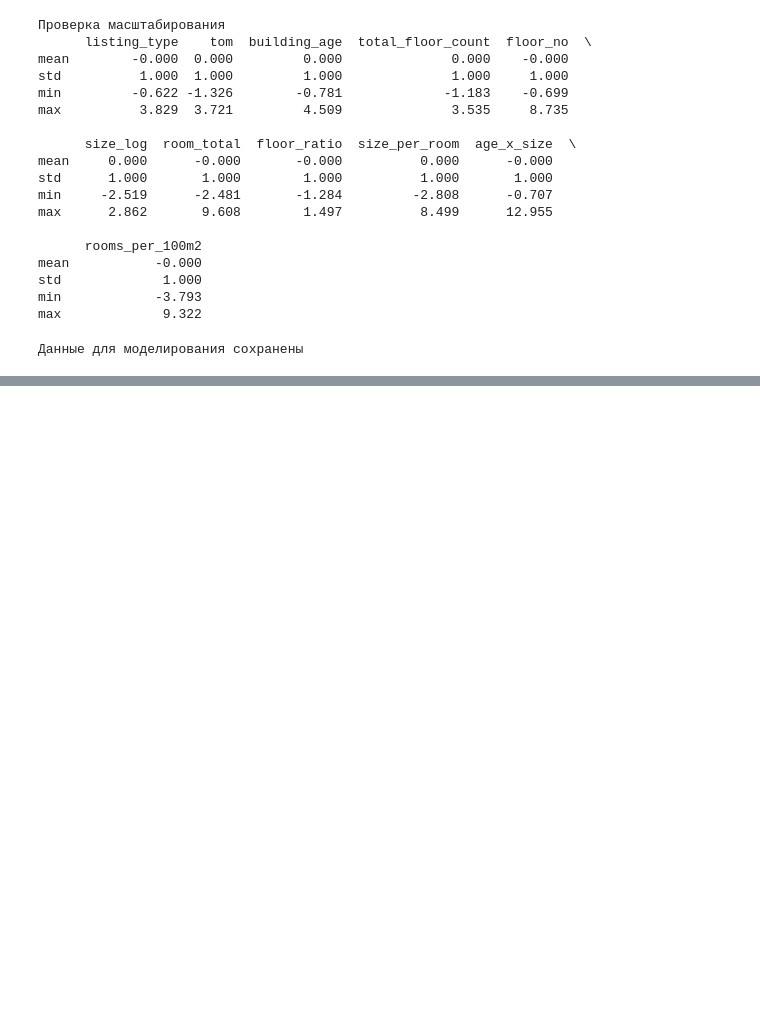
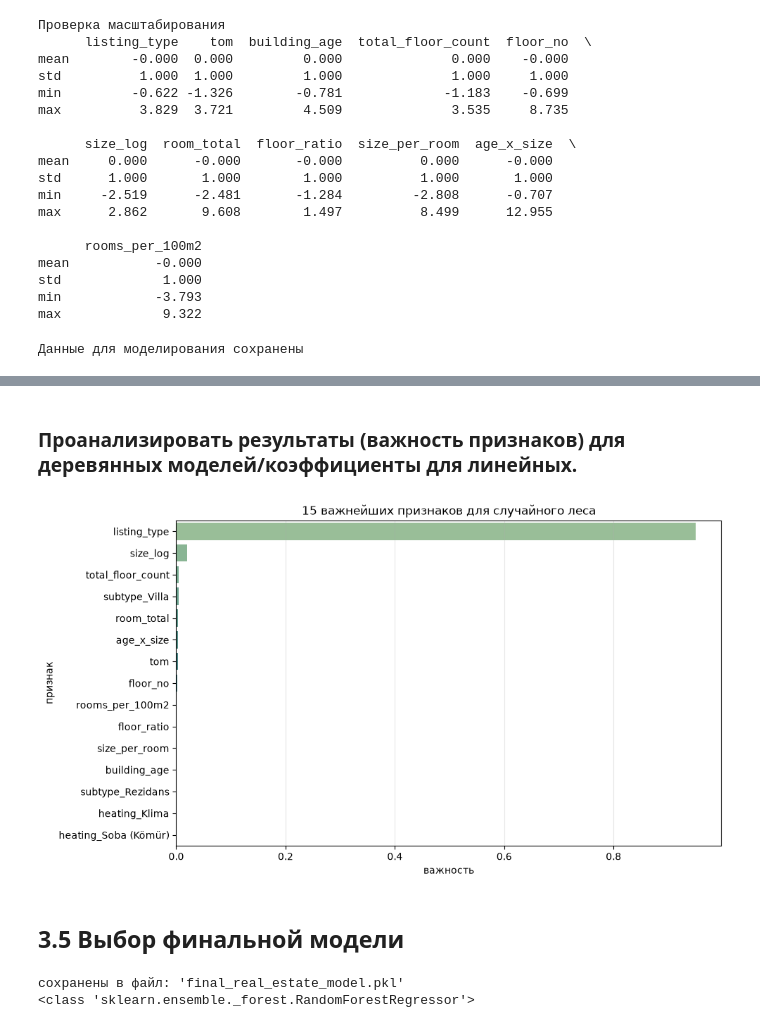
Before and after one commit to Jamchitogrito/MLABD-Ansable, a Jupyter notebook: Untitled.ipynb, the cells around one changed output, grey strips where cells are left out. Drawn from its saved outputs; the diff is of its cells as text; code cells hidden in the pictures; blank space fills up the shorter version.

```diff
--- a/Untitled.ipynb
+++ b/Untitled.ipynb
@@ -1062,0 +1220,22 @@ print("Данные для моделирования сохранены")
+# %%
+from sklearn.neighbors import KNeighborsRegressor
+param_grid_knn = {
+    'n_neighbors': [3, 5, 7, 10, 15],
+    'weights': ['uniform', 'distance'],
+    'p': [1, 2]  # 1 — манхэттенское расстояние,2 — евклидово
+}
+knn_random = RandomizedSearchCV(
+    estimator=KNeighborsRegressor(n_jobs=-1),
+    param_distributions=param_grid_knn,
+    n_iter=6,
+    cv=3,
+    scoring='r2',
+    random_state=42,
+    n_jobs=-1
+)
+knn_random.fit(X_train_scaled, y_train)
+print("лучшие параметры для КНН:")
+print(knn_random.best_params_)
+best_knn = knn_random.best_estimator_
+y_pred_best_knn = best_knn.predict(X_test_scaled)
+evaluate_model('KNN Regressor (Tuned)', y_test, y_pred_best_knn)
@@ -1062,0 +1373,40 @@ print("Данные для моделирования сохранены")
+# %% [markdown]
+### Проанализировать результаты (важность признаков) для деревянных моделей/коэффициенты для линейных.
+# %%
+feature_names = data.get('feature_names', None)
+if feature_names is None and 'X_train' in data:
+    feature_names = data['X_train'].columns
+elif feature_names is None:
+    feature_names = [f'feature_{i}' for i in range(X_train_scaled.shape[1])]
+importances = rf_model.feature_importances_
+feature_imp_df = pd.DataFrame({
+    'Feature': feature_names,
+    'Importance': importances
+}).sort_values(by='Importance', ascending=False).head(15)  # Топ-15 признаков
+plt.figure(figsize=(10, 6))
+sns.barplot(data=feature_imp_df, x='Importance', y='Feature', palette='crest', hue='Feature', legend=False)
+plt.title('15 важнейших признаков для случайного леса')
+plt.xlabel('важность')
+plt.ylabel('признак')
+plt.grid(axis='x', alpha=0.3)
+plt.show()
+# %% [output]
+[figure, added]
+# %% [markdown]
+## 3.5 Выбор финальной модели
+# %%
+import pickle
+model_bundle = {
+    'model': rf_model,
+    'feature_names': feature_names
+}
+filename = 'final_real_estate_model.pkl'
+with open(filename, 'wb') as f:
+    pickle.dump(model_bundle, f)
+print(f"сохранены в файл: '{filename}'")
+with open(filename, 'rb') as f:
+    loaded_bundle = pickle.load(f)
+print(type(loaded_bundle['model']))
+# %% [output]
+сохранены в файл: 'final_real_estate_model.pkl'
+<class 'sklearn.ensemble._forest.RandomForestRegressor'>
```
Also changed, not shown: parts of 49 cells of this notebook, 6 other files.
